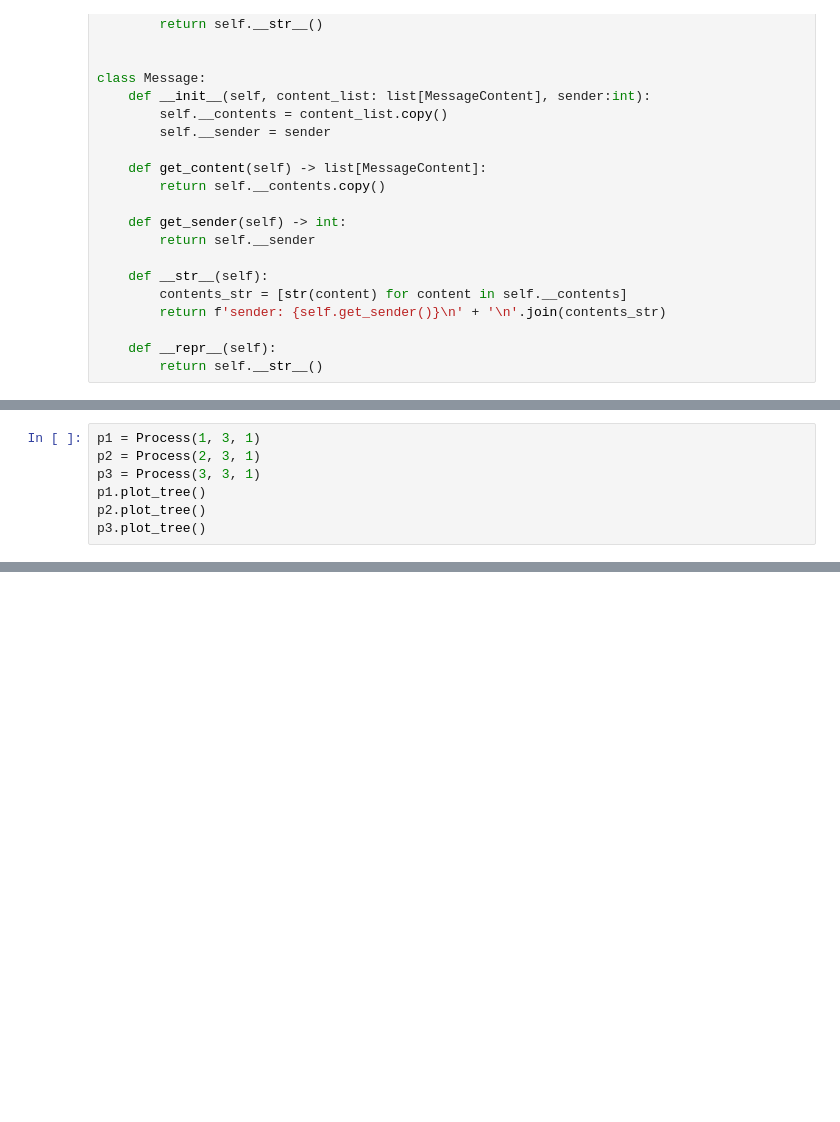
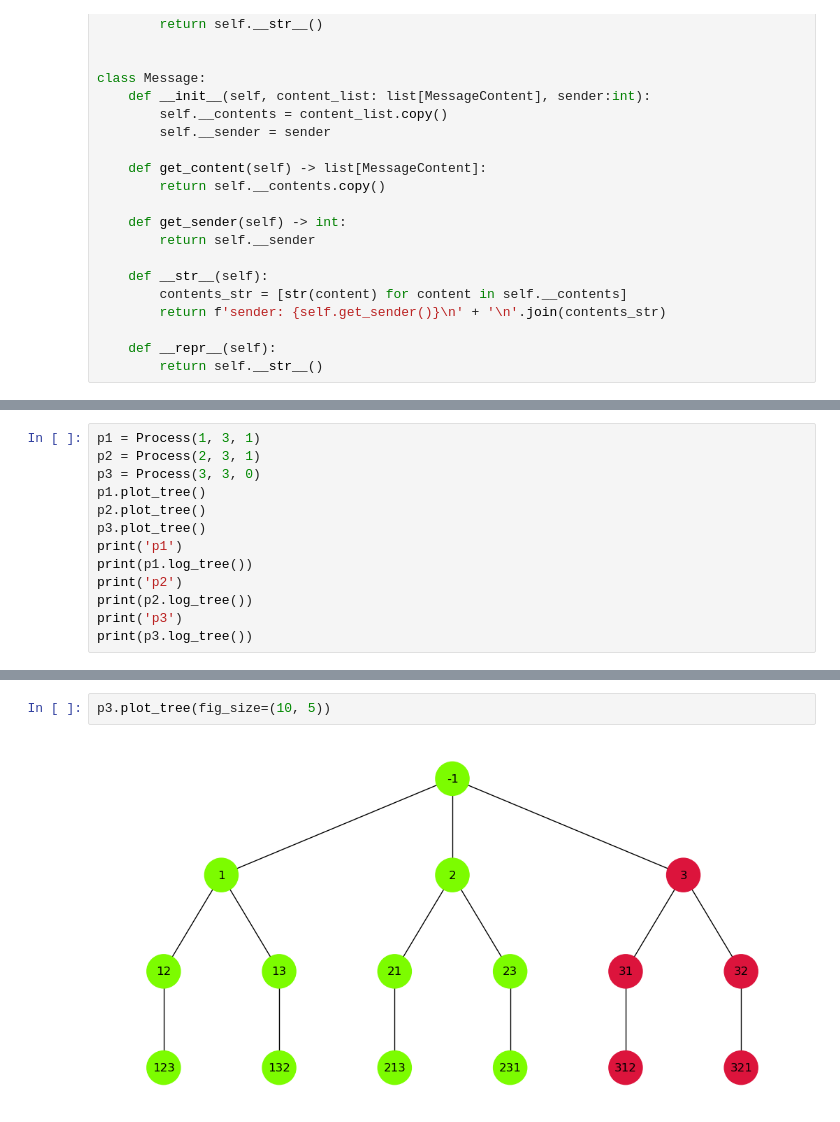
Before and after one commit to ParsaMohammadpour/EIGByz, a Jupyter notebook: sample.ipynb, the cells around one changed output, grey strips where cells are left out. Cells and saved outputs as stored; diff of their text form; blank space fills up the shorter version.

```diff
--- a/sample.ipynb
+++ b/sample.ipynb
@@ -278,8 +328,14 @@ class Process:
 # %%
 p1 = Process(1, 3, 1)
 p2 = Process(2, 3, 1)
-p3 = Process(3, 3, 1)
+p3 = Process(3, 3, 0)
 p1.plot_tree()
 p2.plot_tree()
 p3.plot_tree()
+print('p1')
+print(p1.log_tree())
+print('p2')
+print(p2.log_tree())
+print('p3')
+print(p3.log_tree())
 # %% [output]
@@ -366,0 +503,4 @@ p3.plot_tree()
+# %%
+p3.plot_tree(fig_size=(10, 5))
+# %% [output]
+[figure, added]
```
Also changed, not shown: parts of 11 cells of this notebook.
